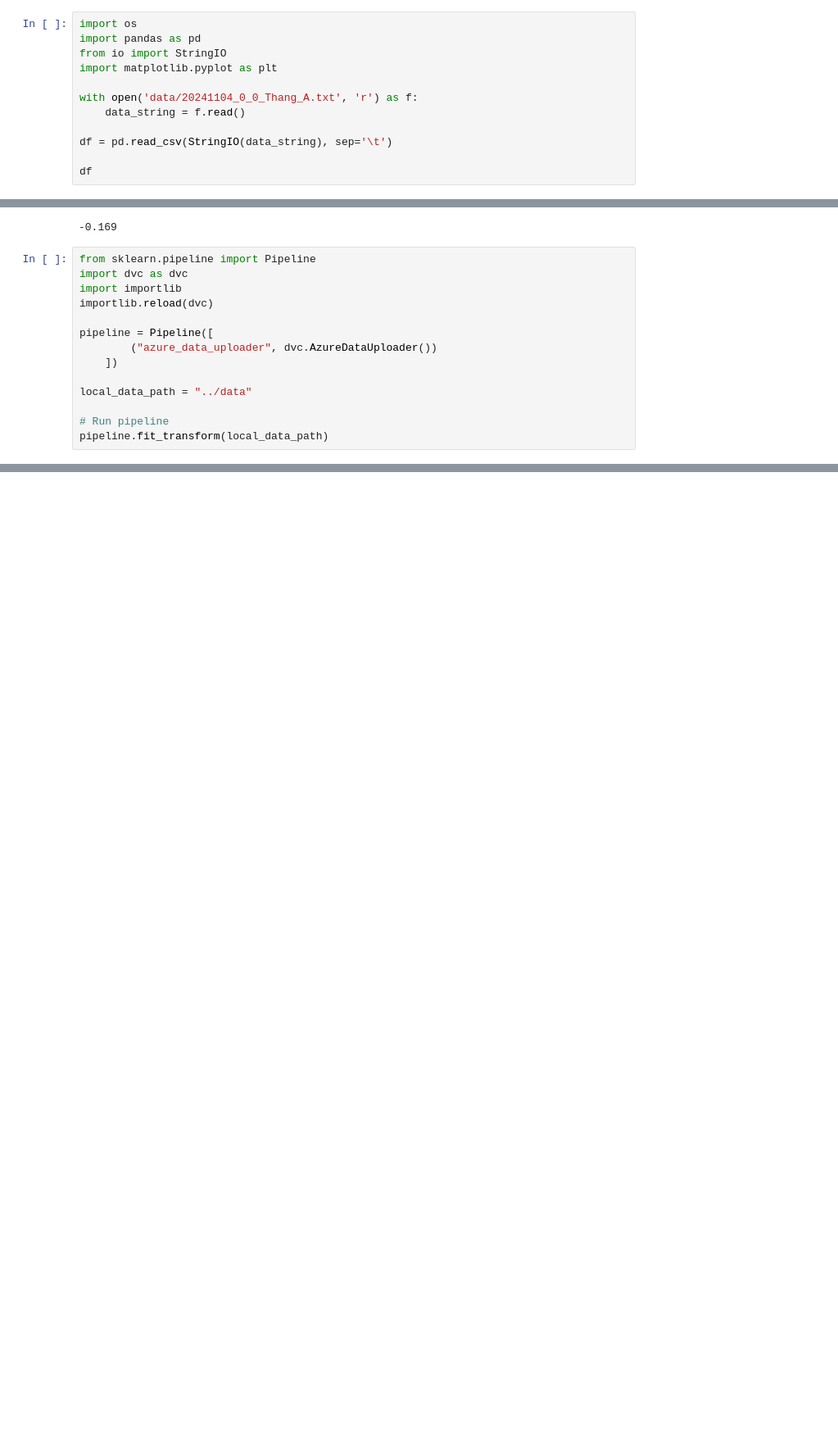
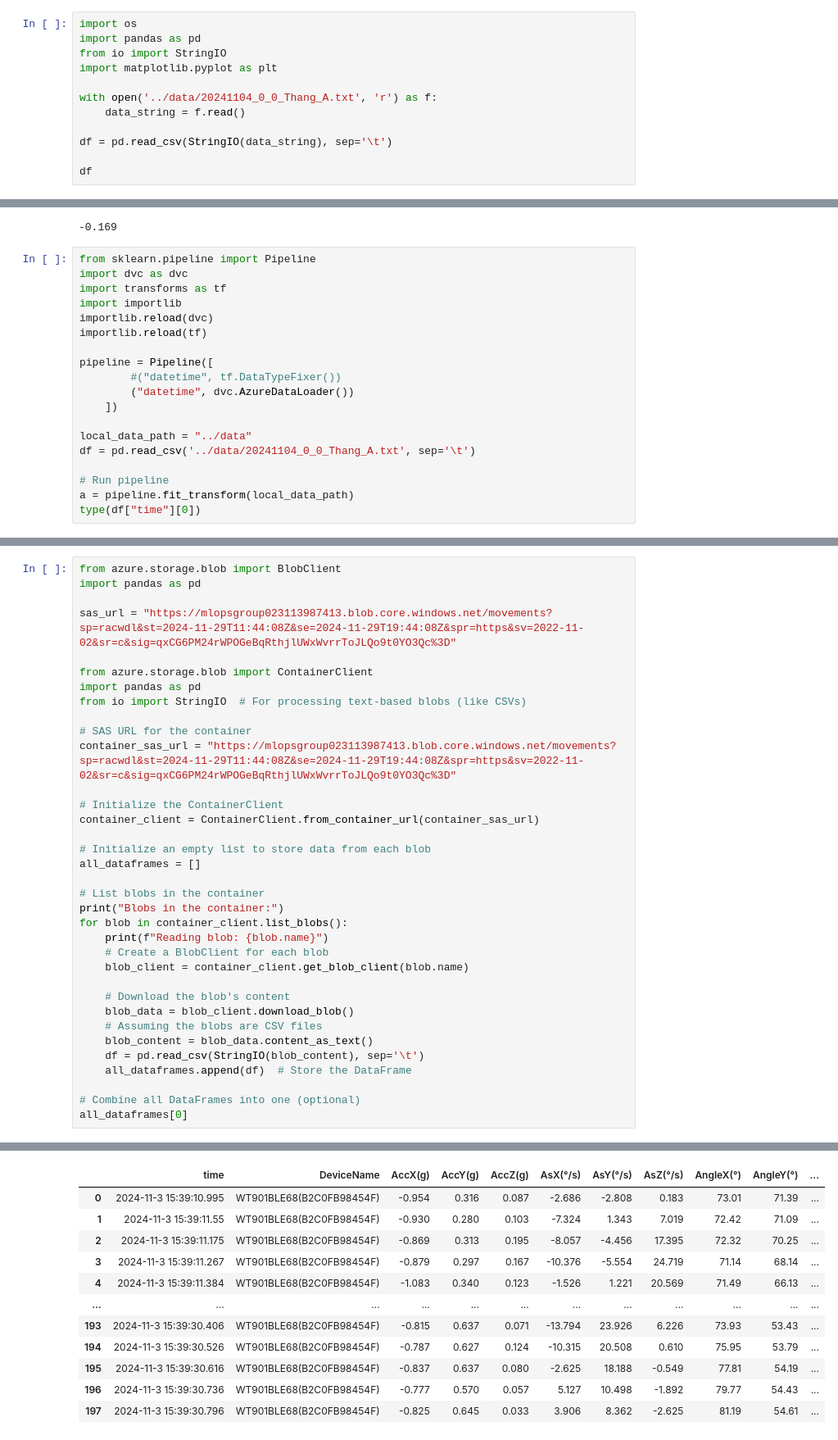
Before and after one commit to DinhThangKhuc/MLOps, a Jupyter notebook: src/preprocess_data.ipynb, the cells around one changed output, grey strips where cells are left out. Shown at 82% size. Cells and saved outputs as stored; diff of their text form; blank space fills up the shorter version.

Commit message:
Implement DataLoader

```diff
--- a/src/preprocess_data.ipynb
+++ b/src/preprocess_data.ipynb
@@ -4,7 +4,7 @@ import pandas as pd
 from io import StringIO
 import matplotlib.pyplot as plt
 
-with open('data/20241104_0_0_Thang_A.txt', 'r') as f:
+with open('../data/20241104_0_0_Thang_A.txt', 'r') as f:
     data_string = f.read()
 
 df = pd.read_csv(StringIO(data_string), sep='\t')
@@ -48,15 +48,20 @@ print(max(df['AccX(g)']))
 # %%
 from sklearn.pipeline import Pipeline
 import dvc as dvc
+import transforms as tf
 import importlib
 importlib.reload(dvc)
+importlib.reload(tf)
 
 pipeline = Pipeline([
-        ("azure_data_uploader", dvc.AzureDataUploader())
+        #("datetime", tf.DataTypeFixer())
+        ("datetime", dvc.AzureDataLoader())
     ])
 
 local_data_path = "../data"
+df = pd.read_csv('../data/20241104_0_0_Thang_A.txt', sep='\t')
 
 # Run pipeline
-pipeline.fit_transform(local_data_path)
+a = pipeline.fit_transform(local_data_path)
+type(df["time"][0])
 # %% [output]
@@ -66,0 +69,36 @@ Tags added to blob '20241118_0_0_Thang_Test_4.txt': {'date': '20241118', 'exerci
+# %%
+from azure.storage.blob import BlobClient
+import pandas as pd
+
+sas_url = "https://mlopsgroup023113987413.blob.core.windows.net/movements?sp=racwdl&st=2024-11-29T11:44:08Z&se=2024-11-29T19:44:08Z&spr=https&sv=2022-11-02&sr=c&sig=qxCG6PM24rWPOGeBqRthjlUWxWvrrToJLQo9t0YO3Qc%3D"
+
+from azure.storage.blob import ContainerClient
+import pandas as pd
+from io import StringIO  # For processing text-based blobs (like CSVs)
+
+# SAS URL for the container
+container_sas_url = "https://mlopsgroup023113987413.blob.core.windows.net/movements?sp=racwdl&st=2024-11-29T11:44:08Z&se=2024-11-29T19:44:08Z&spr=https&sv=2022-11-02&sr=c&sig=qxCG6PM24rWPOGeBqRthjlUWxWvrrToJLQo9t0YO3Qc%3D"
+
+# Initialize the ContainerClient
+container_client = ContainerClient.from_container_url(container_sas_url)
+
+# Initialize an empty list to store data from each blob
+all_dataframes = []
+
+# List blobs in the container
+print("Blobs in the container:")
+for blob in container_client.list_blobs():
+    print(f"Reading blob: {blob.name}")
+    # Create a BlobClient for each blob
+    blob_client = container_client.get_blob_client(blob.name)
+
+    # Download the blob's content
+    blob_data = blob_client.download_blob()
+    # Assuming the blobs are CSV files
+    blob_content = blob_data.content_as_text()
+    df = pd.read_csv(StringIO(blob_content), sep='\t')
+    all_dataframes.append(df)  # Store the DataFrame
+
+# Combine all DataFrames into one (optional)
+all_dataframes[0]
+# %% [output]
@@ -66,0 +119,12 @@ Tags added to blob '20241118_0_0_Thang_Test_4.txt': {'date': '20241118', 'exerci
+|  | time | DeviceName | AccX(g) | AccY(g) | AccZ(g) | AsX(°/s) | AsY(°/s) | AsZ(°/s) | AngleX(°) | AngleY(°) | ... |
+| 0 | 2024-11-3 15:39:10.995 | WT901BLE68(B2C0FB98454F) | -0.954 | 0.316 | 0.087 | -2.686 | -2.808 | 0.183 | 73.01 | 71.39 | ... |
+| 1 | 2024-11-3 15:39:11.55 | WT901BLE68(B2C0FB98454F) | -0.930 | 0.280 | 0.103 | -7.324 | 1.343 | 7.019 | 72.42 | 71.09 | ... |
+| 2 | 2024-11-3 15:39:11.175 | WT901BLE68(B2C0FB98454F) | -0.869 | 0.313 | 0.195 | -8.057 | -4.456 | 17.395 | 72.32 | 70.25 | ... |
+| 3 | 2024-11-3 15:39:11.267 | WT901BLE68(B2C0FB98454F) | -0.879 | 0.297 | 0.167 | -10.376 | -5.554 | 24.719 | 71.14 | 68.14 | ... |
+| 4 | 2024-11-3 15:39:11.384 | WT901BLE68(B2C0FB98454F) | -1.083 | 0.340 | 0.123 | -1.526 | 1.221 | 20.569 | 71.49 | 66.13 | ... |
+| ... | ... | ... | ... | ... | ... | ... | ... | ... | ... | ... | ... |
+| 193 | 2024-11-3 15:39:30.406 | WT901BLE68(B2C0FB98454F) | -0.815 | 0.637 | 0.071 | -13.794 | 23.926 | 6.226 | 73.93 | 53.43 | ... |
+| 194 | 2024-11-3 15:39:30.526 | WT901BLE68(B2C0FB98454F) | -0.787 | 0.627 | 0.124 | -10.315 | 20.508 | 0.610 | 75.95 | 53.79 | ... |
+| 195 | 2024-11-3 15:39:30.616 | WT901BLE68(B2C0FB98454F) | -0.837 | 0.637 | 0.080 | -2.625 | 18.188 | -0.549 | 77.81 | 54.19 | ... |
+| 196 | 2024-11-3 15:39:30.736 | WT901BLE68(B2C0FB98454F) | -0.777 | 0.570 | 0.057 | 5.127 | 10.498 | -1.892 | 79.77 | 54.43 | ... |
+| 197 | 2024-11-3 15:39:30.796 | WT901BLE68(B2C0FB98454F) | -0.825 | 0.645 | 0.033 | 3.906 | 8.362 | -2.625 | 81.19 | 54.61 | ... |
```
Also changed, not shown: parts of 2 cells of this notebook, 3 other files.
